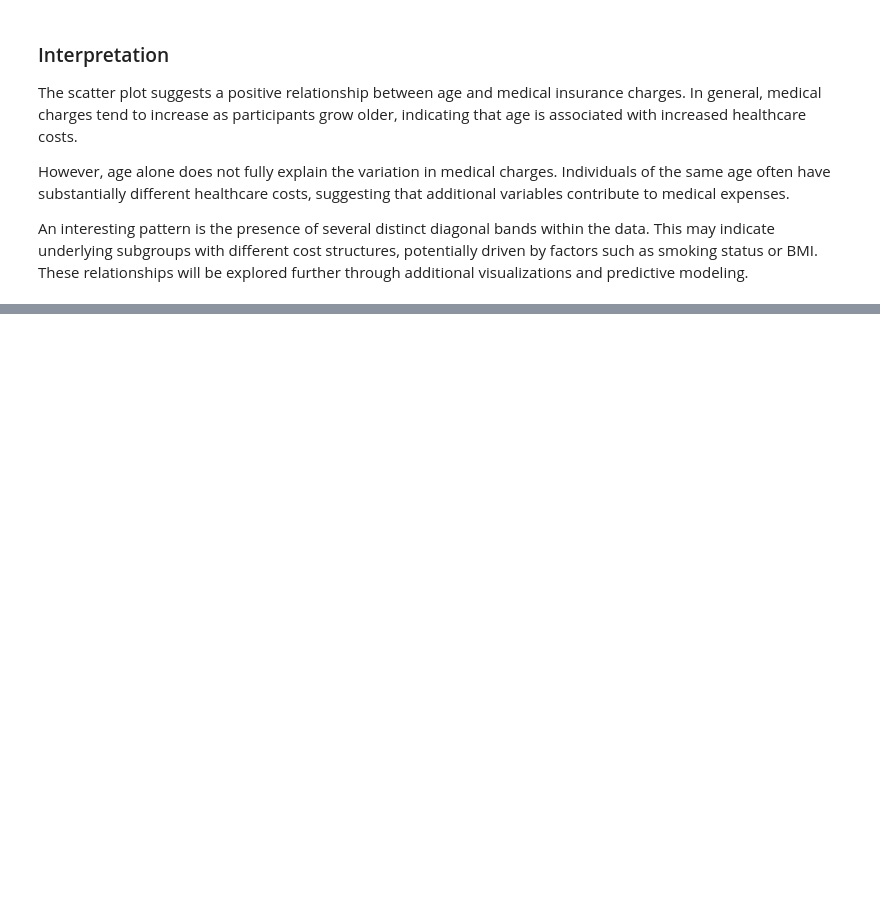
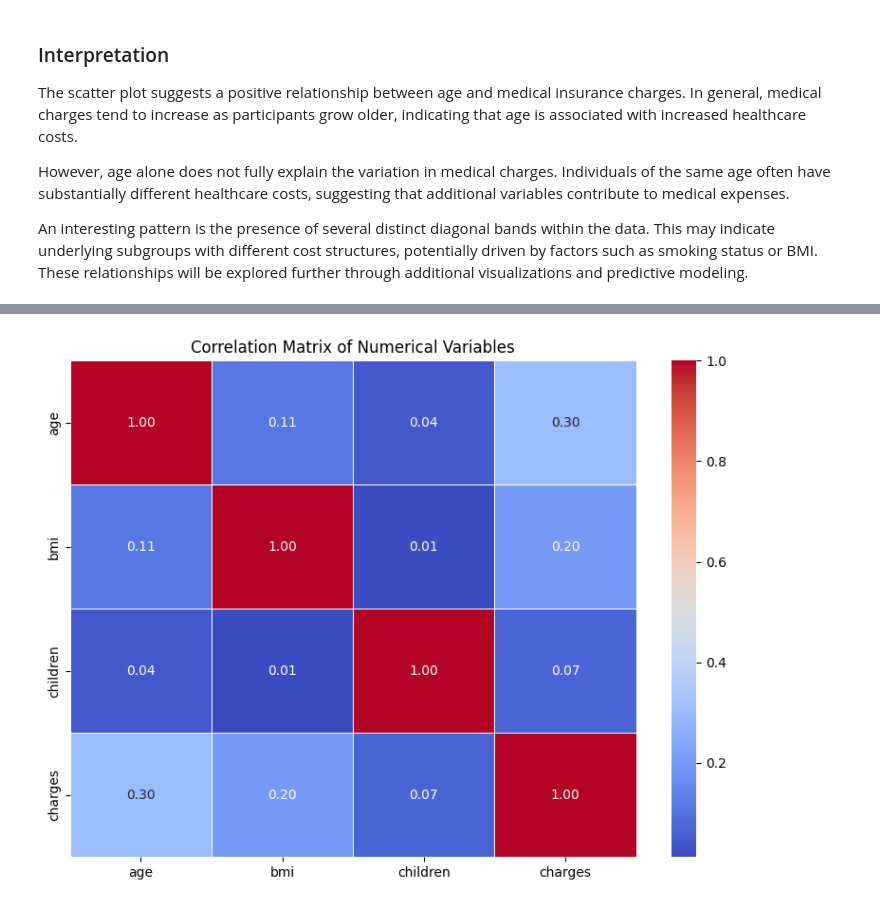
Before and after one commit to khayes-ai-lab/ai-research-portfolio, a Jupyter notebook: notebooks/01_exploring_a_dataset.ipynb, the cells around one changed output, grey strips where cells are left out. Saved outputs shown, nothing was run; the diff lists cells and outputs as text; code cells hidden in the pictures; blank space fills up the shorter version.

```diff
--- a/notebooks/01_exploring_a_dataset.ipynb
+++ b/notebooks/01_exploring_a_dataset.ipynb
@@ -288,0 +336,3 @@ An interesting pattern is the presence of several distinct diagonal bands within
+# %%
+correlation_matrix = insurance_df.corr(numeric_only = True)
+correlation_matrix
@@ -288,0 +345,21 @@ An interesting pattern is the presence of several distinct diagonal bands within
+# %%
+# Plot size
+plt.figure(figsize=(8,6))
+
+#Create Heatmap
+sns.heatmap(
+    correlation_matrix,
+    annot=True,
+    cmap="coolwarm",
+    fmt=".2f",
+    linewidths=0.5
+)
+
+# Plot Label
+plt.title("Correlation Matrix of Numerical Variables")
+
+plt.tight_layout()
+
+plt.show()
+# %% [output]
+[figure, added]
```
Also changed, not shown: parts of 5 cells of this notebook.
